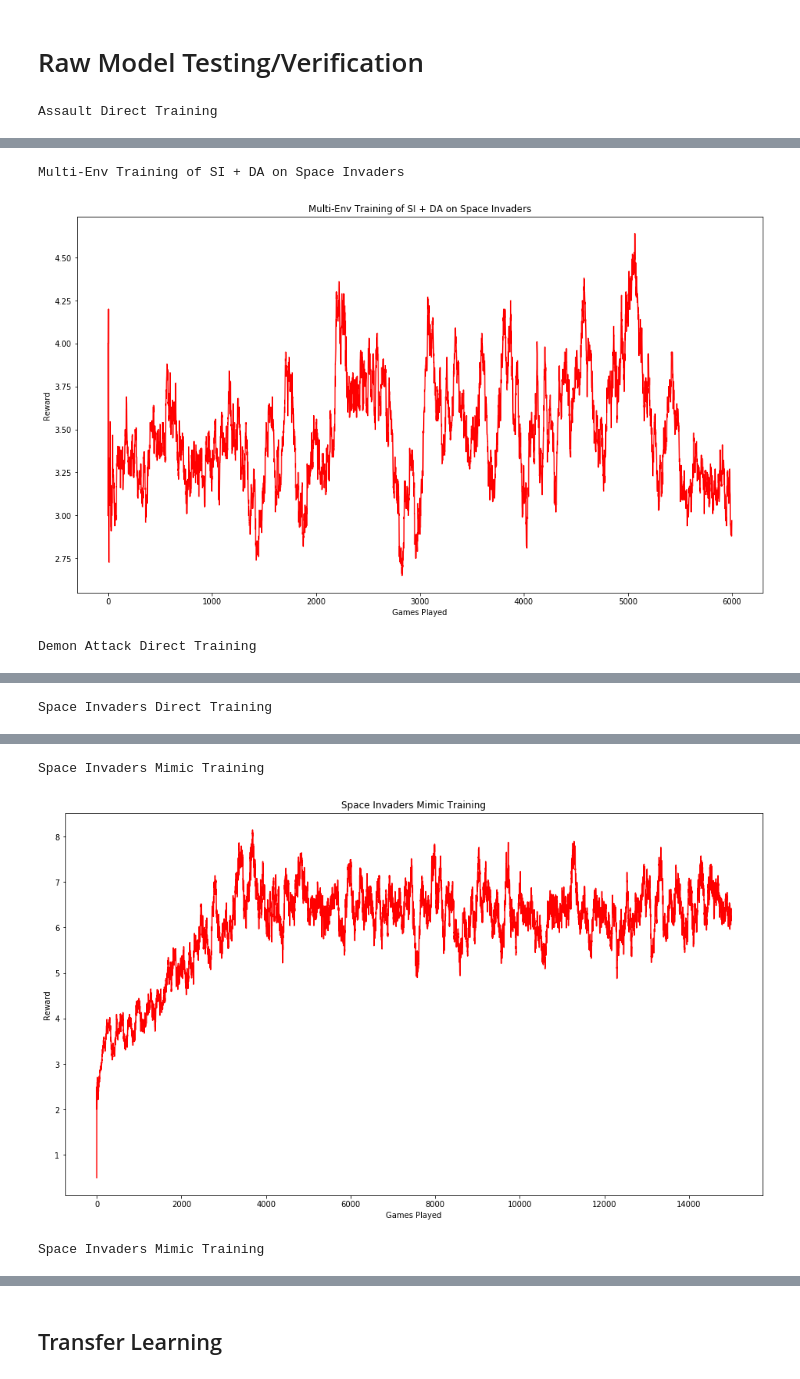
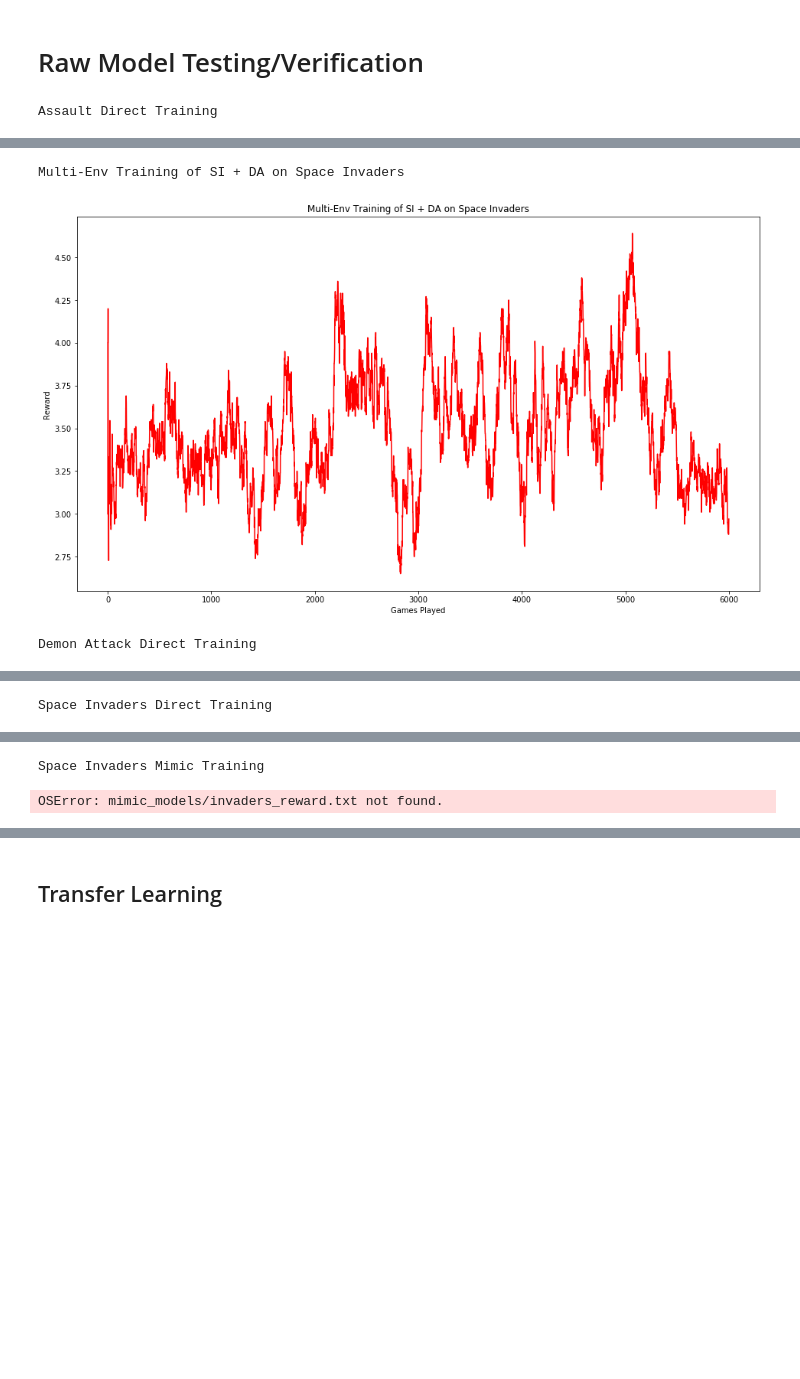
Before and after one commit to tophatraptor/si-transfer, a Jupyter notebook: plot_results.ipynb, the cells around one changed output, grey strips where cells are left out. Cells and saved outputs as stored; diff of their text form; code cells hidden in the pictures; blank space fills up the shorter version.

Commit message:
Cleaning up figures

```diff
--- a/plot_results.ipynb
+++ b/plot_results.ipynb
@@ -9,42 +9,41 @@ output_folder = 'figures'
 default_figsize = (16, 9)
 
 selected_models = [
-    ('new_models/assault_reward.txt', 'Assault Direct Training', 'assault.png'),
+    ('models/assault_reward.txt', 'Assault Direct Training', 'assault.png'),
     ('models_multi/demon_invaders_demon-attack_reward.txt', 'Multi-Env Training of SI + DA on Space Invaders', 'multienv.png'),
     ('models/demon-attack_reward.txt', 'Demon Attack Direct Training', 'demon-attack.png'),
     ('models/invaders_reward.txt', 'Space Invaders Direct Training', 'invaders.png'),
     ('mimic_models/invaders_reward.txt', 'Space Invaders Mimic Training', 'mimic_invaders.png'),
     ('mimic_models/invaders-am_reward.txt', 'Space Invaders Mimic Training', 'mimic_invaders-am.png'),
     ('mimic_models/invaders-am2_reward.txt', 'Space Invaders Mimic Training', 'mimic_invaders-am2.png'),
 ]
 
 if not os.path.exists(output_folder):
     os.makedirs(output_folder)
 
 def plot_figure(reward_file, title, output_name):
     plt.figure(figsize=default_figsize)
     plt.tight_layout()
     ys = np.loadtxt(reward_file)[1:16000]
     plt.plot(ys, c='r')
     plt.title(title)
     plt.xlabel('Games Played')
     plt.ylabel('Reward')
+    plt.savefig(os.path.join(output_folder, output_name))
     plt.show()
-    plt.savefig(os.path.join(output_folder, output_name))
     plt.close()
 
 for x in selected_models:
     print(x[1])
     plot_figure(*x)
 # %% [output]
 Assault Direct Training
 [figure]
 Multi-Env Training of SI + DA on Space Invaders
-[figure, old version]
+[figure, new version]
 Demon Attack Direct Training
 [figure]
 Space Invaders Direct Training
 [figure]
 Space Invaders Mimic Training
-[figure, removed]
-Space Invaders Mimic Training
+OSError: mimic_models/invaders_reward.txt not found.
```
Also changed, not shown: parts of 2 cells of this notebook, 14 other files.
